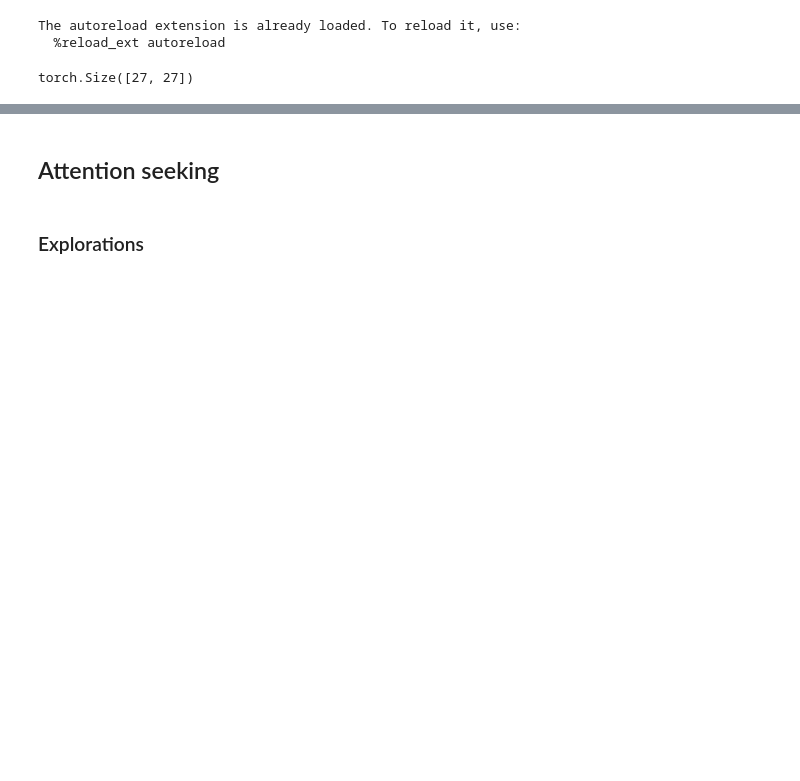
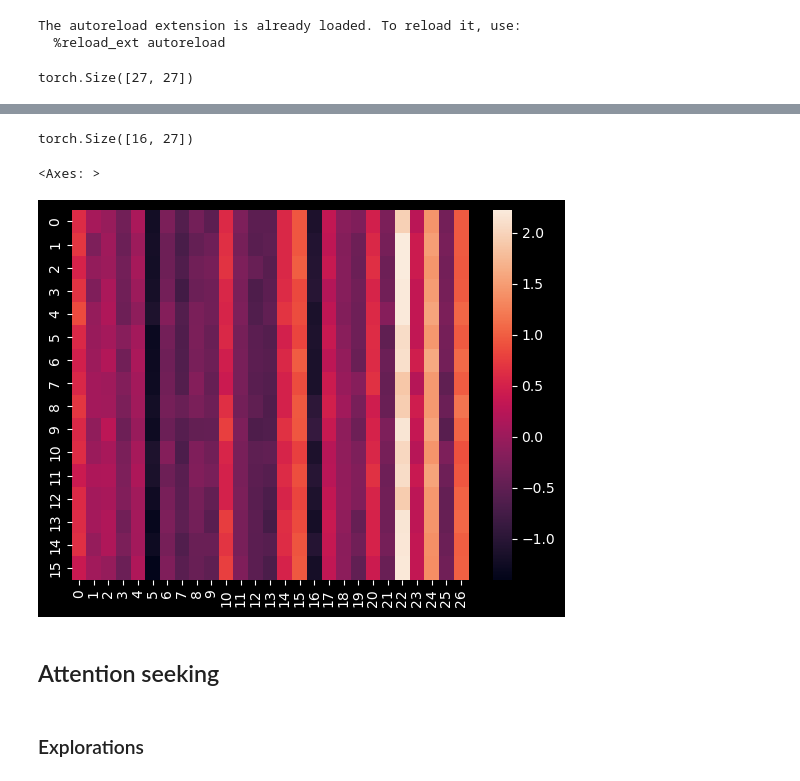
Before and after one commit to superkisa/new-life, a Jupyter notebook: notebooks/try.ipynb, the cells around one changed output, grey strips where cells are left out. Saved outputs shown, nothing was run; the diff lists cells and outputs as text; code cells hidden in the pictures; blank space fills up the shorter version.

```diff
--- a/notebooks/try.ipynb
+++ b/notebooks/try.ipynb
@@ -66,3 +67,9 @@ ATT_MASK = torch.tensor(
 ATT_MASK.shape
 # %% [output]
 torch.Size([27, 27])
+# %%
+envs = gym.vector.AsyncVectorEnv([make_env("Ant-v4") for _ in range(16)])
+# %%
+X = torch.tensor(envs.reset()[0])
+# X.unsqueeze_(-1)
+X.shape
@@ -69,3 +115,14 @@ torch.Size([27, 27])
+# %%
+att = AttentionLayer(ATT_MASK.unsqueeze(0), 256)
+# %%
+att(X).shape
+# %% [output]
+torch.Size([16, 27])
+# %%
+sns.heatmap(att(X).squeeze(-1).cpu().detach().numpy())
+# %% [output]
+<Axes: >
+[figure, added]
 # %% [markdown]
 ## Attention seeking
 # %% [markdown]
```
Also changed, not shown: parts of 9 cells of this notebook, 2 other files.
